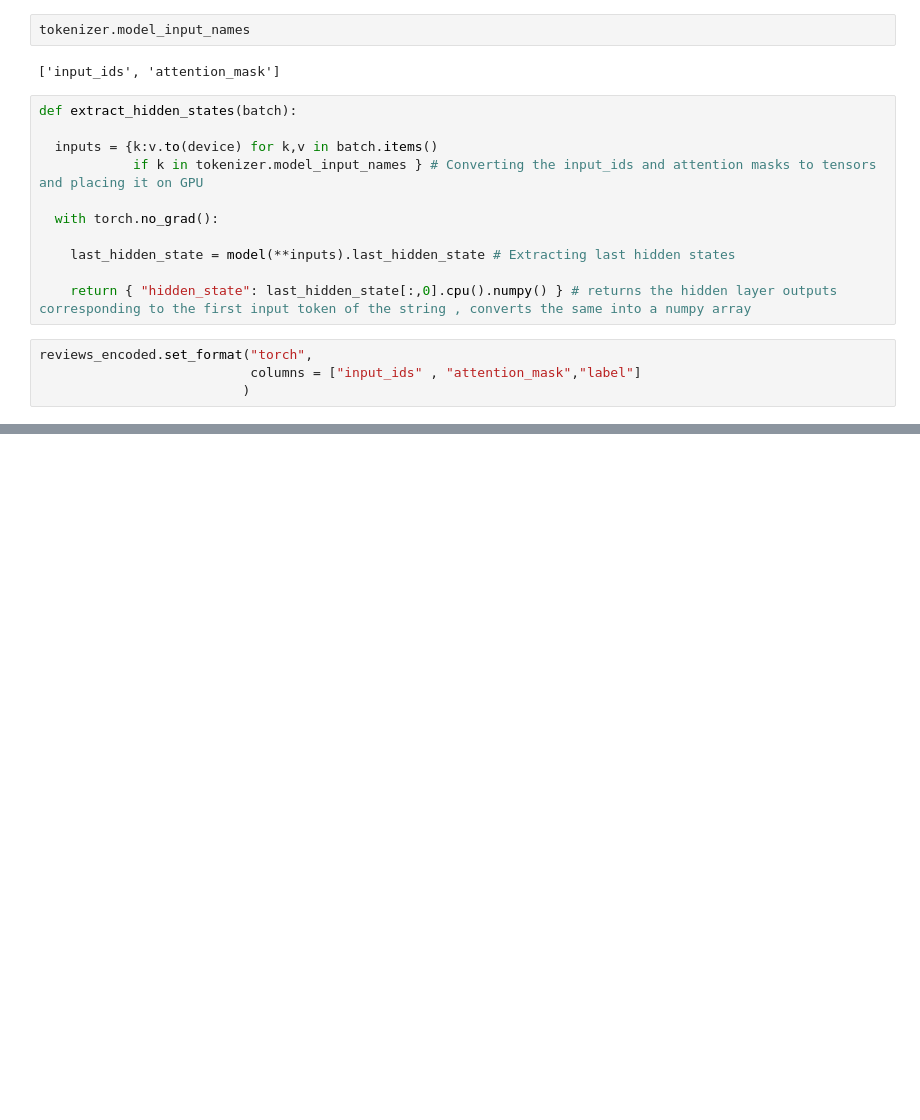
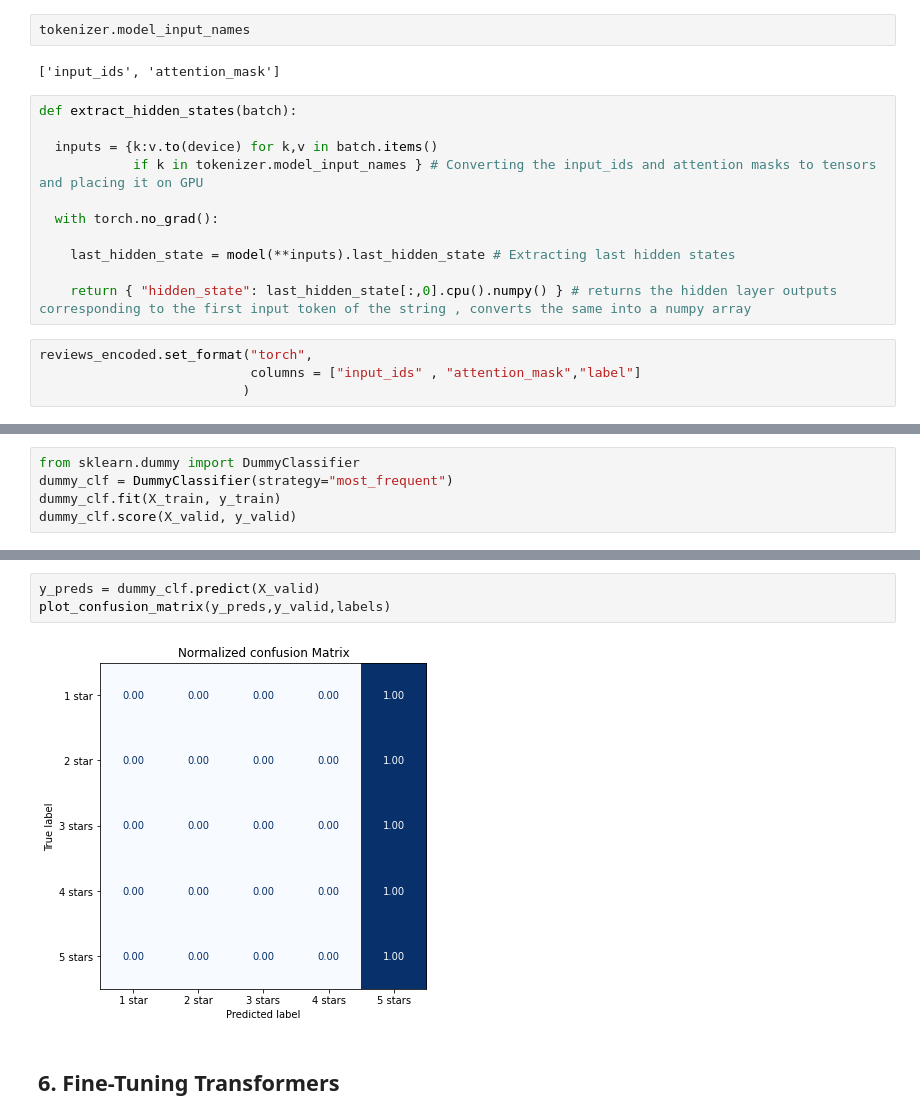
Before and after one commit to rama96/hugging-face, a Jupyter notebook: Chapter2_Text_Classification.ipynb, the cells around one changed output, grey strips where cells are left out. Saved outputs shown, nothing was run; the diff lists cells and outputs as text; blank space fills up the shorter version.

```diff
--- a/Chapter2_Text_Classification.ipynb
+++ b/Chapter2_Text_Classification.ipynb
@@ -564,0 +744,5 @@ reviews_hidden.push_to_hub("Ramamurthi/yelp_reviews_encoded_hidden_outputs")
+# %%
+from sklearn.dummy import DummyClassifier
+dummy_clf = DummyClassifier(strategy="most_frequent")
+dummy_clf.fit(X_train, y_train)
+dummy_clf.score(X_valid, y_valid)
@@ -564,0 +765,7 @@ reviews_hidden.push_to_hub("Ramamurthi/yelp_reviews_encoded_hidden_outputs")
+# %%
+y_preds = dummy_clf.predict(X_valid)
+plot_confusion_matrix(y_preds,y_valid,labels)
+# %% [output]
+[figure, added]
+# %% [markdown]
+## 6. Fine-Tuning Transformers
```
Also changed, not shown: parts of 50 cells of this notebook.
